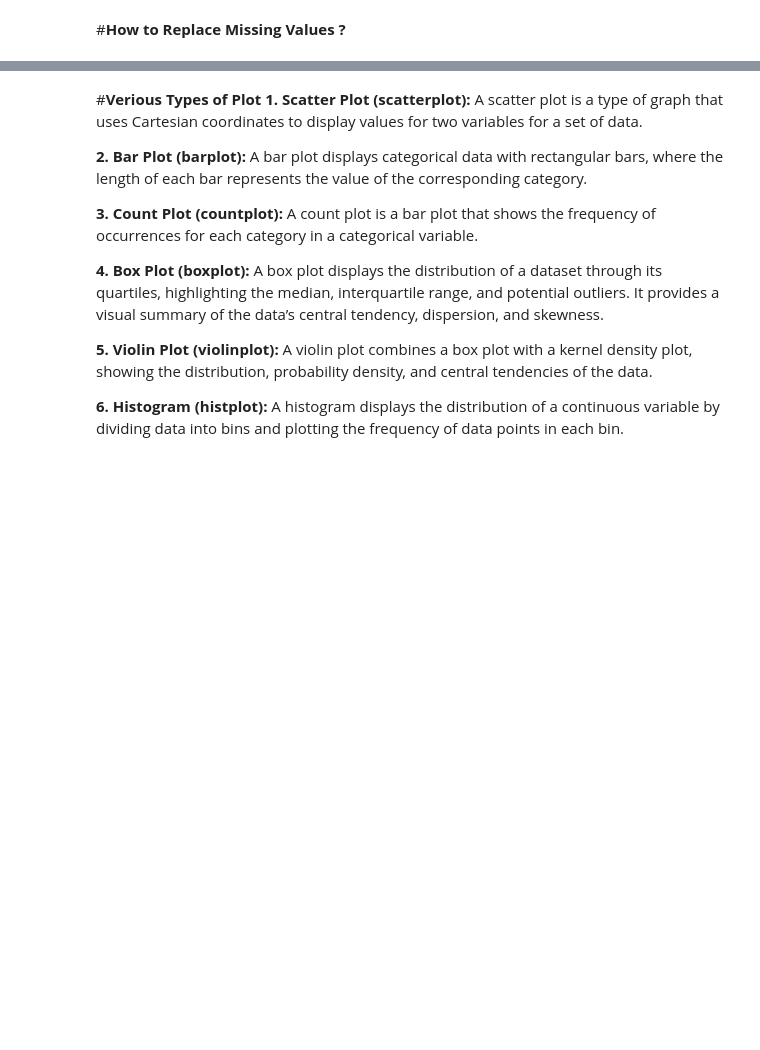
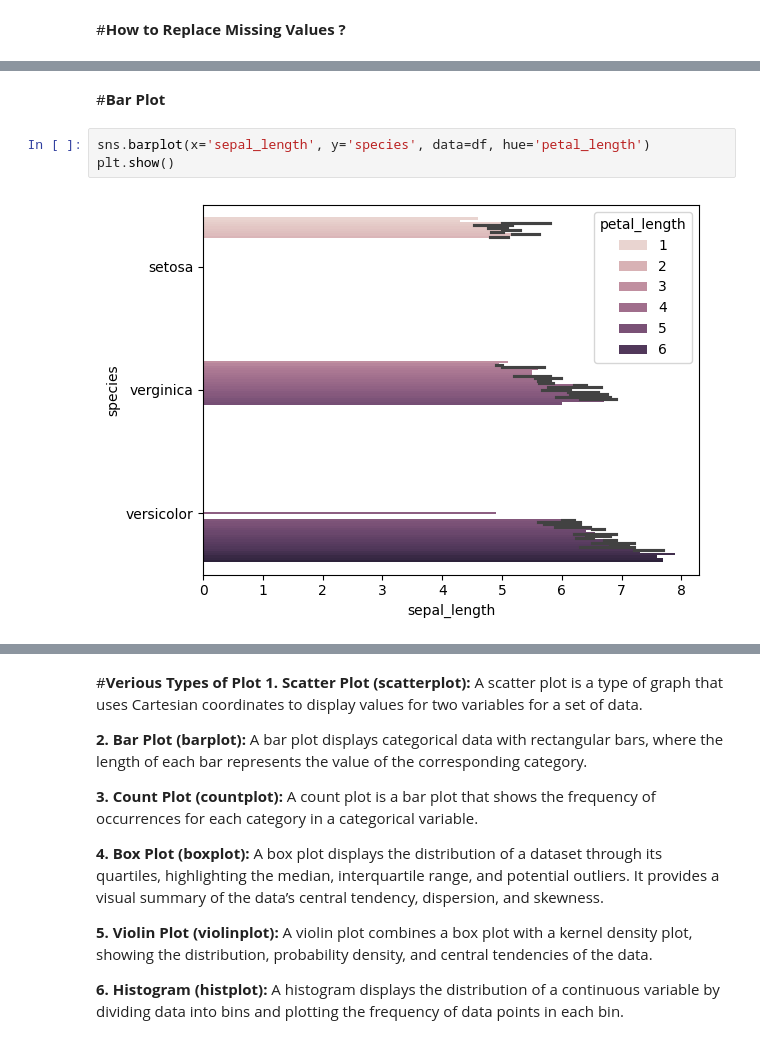
Before and after one commit to muhammadalinoor-1982/Blog, a Jupyter notebook: ML_Basics_for_Interview.ipynb, the cells around one changed output, grey strips where cells are left out. Drawn from its saved outputs; the diff is of its cells as text; blank space fills up the shorter version.

```diff
--- a/ML_Basics_for_Interview.ipynb
+++ b/ML_Basics_for_Interview.ipynb
@@ -141,0 +281,7 @@ df.replace() # Replaces specific values with other values, facilitating data cor
+# %% [markdown]
+#**Bar Plot**
+# %%
+sns.barplot(x='sepal_length', y='species', data=df, hue='petal_length')
+plt.show()
+# %% [output]
+[figure, added]
```
Also changed, not shown: parts of 38 cells of this notebook.
